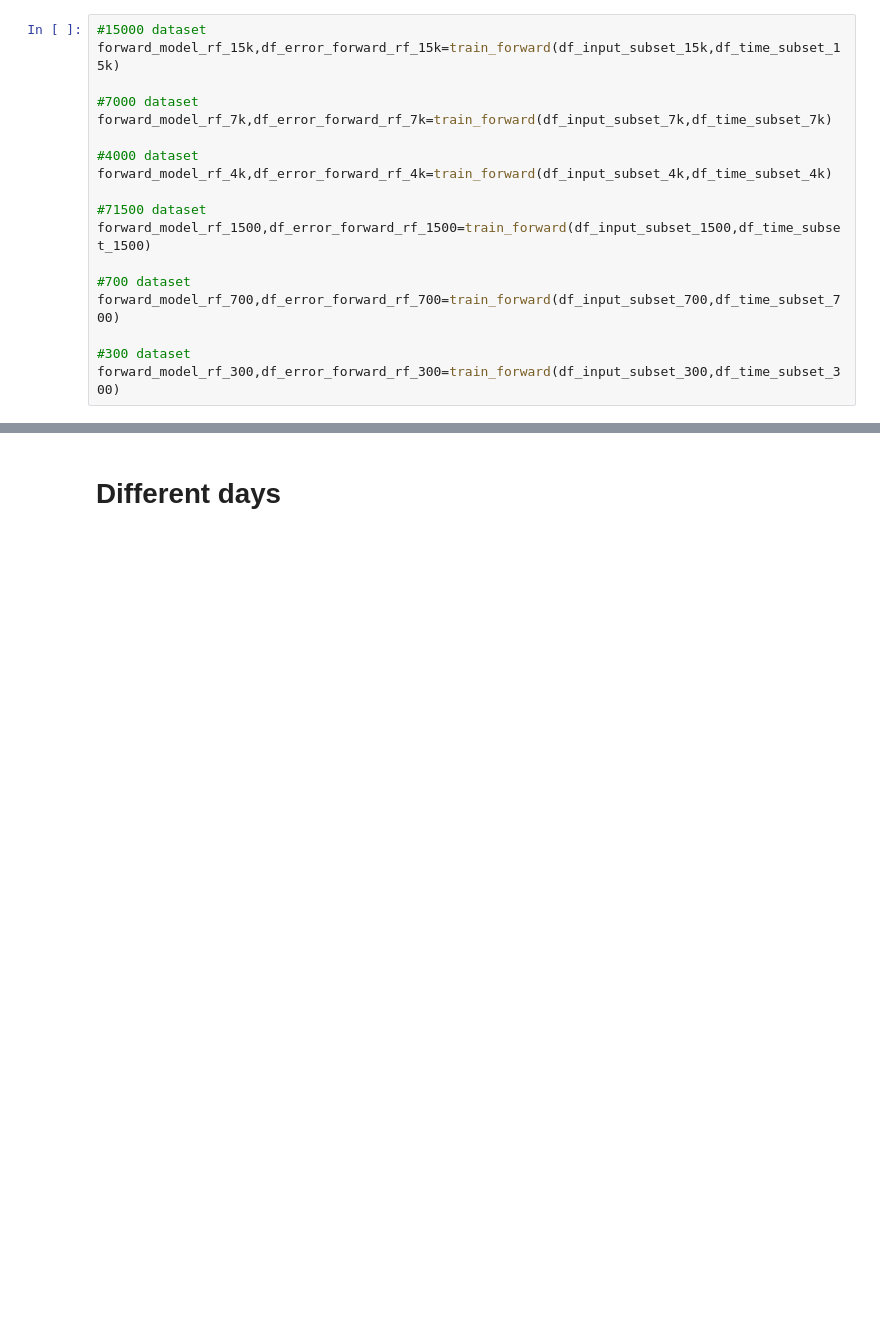
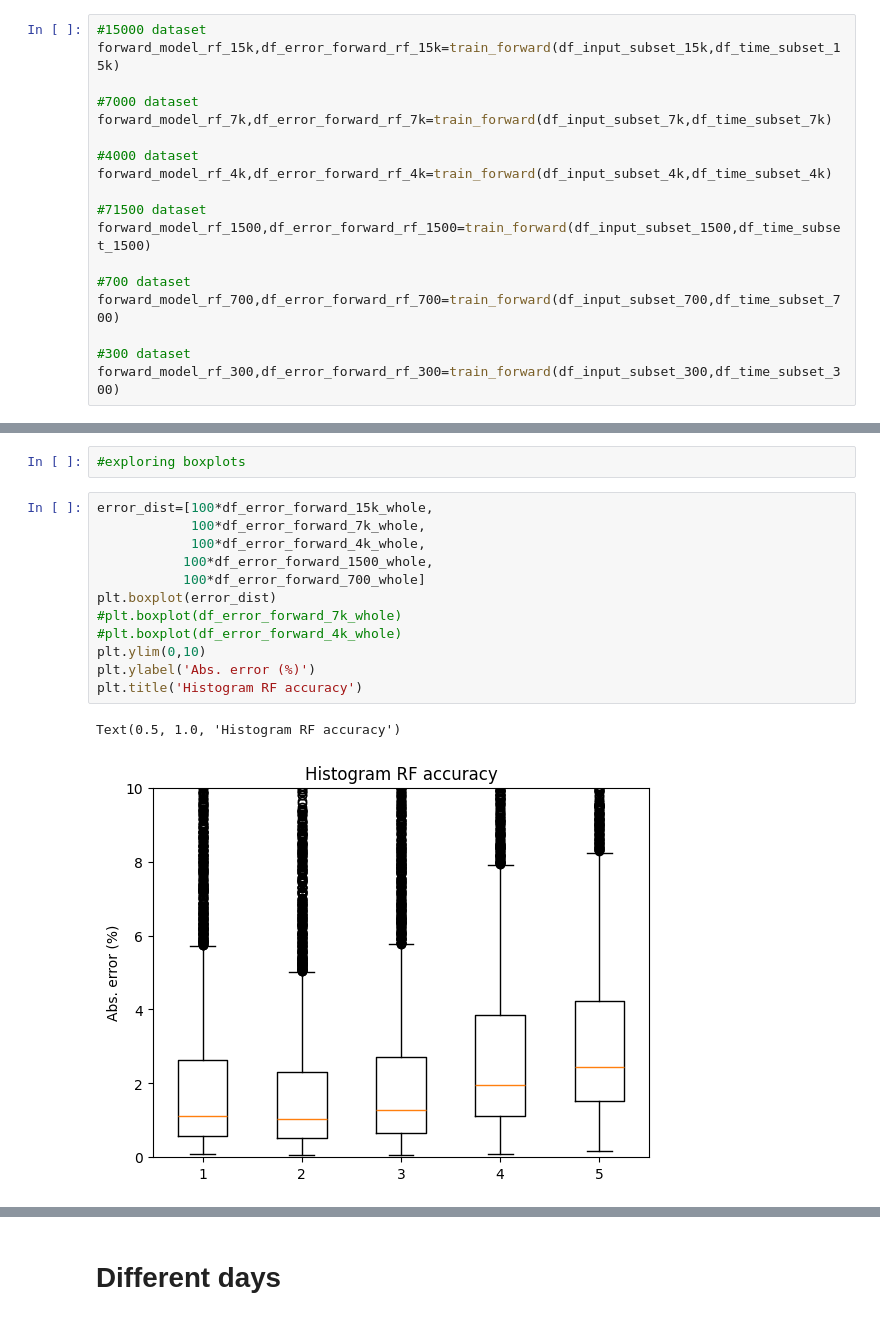
Before and after one commit to javierhndev/laps-ml, a Jupyter notebook: forward_model_analysis.ipynb, the cells around one changed output, grey strips where cells are left out. Saved outputs shown, nothing was run; the diff lists cells and outputs as text; blank space fills up the shorter version.

```diff
--- a/forward_model_analysis.ipynb
+++ b/forward_model_analysis.ipynb
@@ -235,0 +292,17 @@ plt.show()
+# %%
+#exploring boxplots
+# %%
+error_dist=[100*df_error_forward_15k_whole,
+            100*df_error_forward_7k_whole,
+            100*df_error_forward_4k_whole,
+           100*df_error_forward_1500_whole,
+           100*df_error_forward_700_whole]
+plt.boxplot(error_dist)
+#plt.boxplot(df_error_forward_7k_whole)
+#plt.boxplot(df_error_forward_4k_whole)
+plt.ylim(0,10)
+plt.ylabel('Abs. error (%)')
+plt.title('Histogram RF accuracy')
+# %% [output]
+Text(0.5, 1.0, 'Histogram RF accuracy')
+[figure, added]
```
Also changed, not shown: parts of 17 cells of this notebook, 21 other files.
